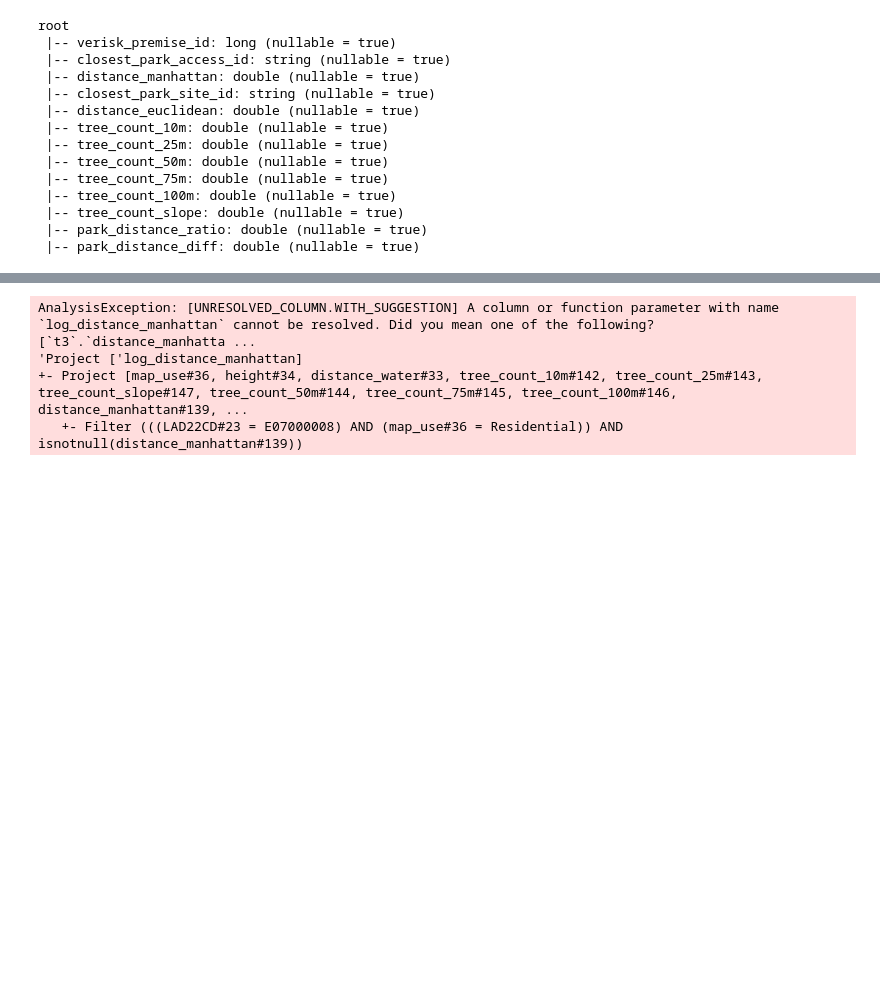
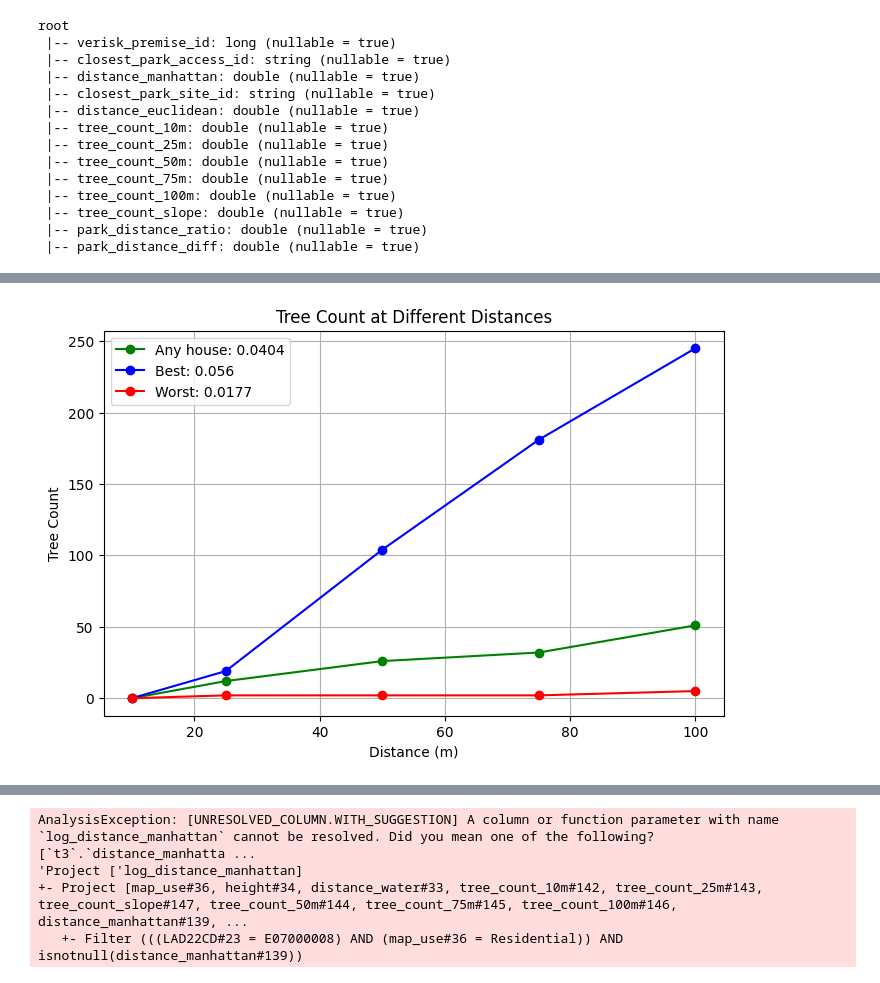
Before and after one commit to sdgresearch/3-30-300-analysis, a Jupyter notebook: notebooks/gini_modelling.ipynb, the cells around one changed output, grey strips where cells are left out. Cells and saved outputs as stored; diff of their text form; code cells hidden in the pictures; blank space fills up the shorter version.

```diff
--- a/notebooks/gini_modelling.ipynb
+++ b/notebooks/gini_modelling.ipynb
@@ -128,0 +302,32 @@ geo_buildings_sdf.coalesce(1) \
+# %%
+# List of IDs to plot
+ids = [my_id, int(max_id), int(min_id)]
+max_id_slope = geo_buildings_filt_gdf.loc[geo_buildings_filt_gdf['tree_count_slope'].idxmax(), 'tree_count_slope']
+min_id_slope = geo_buildings_filt_gdf.loc[geo_buildings_filt_gdf['tree_count_slope'].idxmin(), 'tree_count_slope']
+my_id_slope = geo_buildings_filt_gdf.loc[geo_buildings_filt_gdf['verisk_premise_id'] == my_id, 'tree_count_slope'].values[0]
+labels = [f"Any house: {my_id_slope}",
+          f"Best: {max_id_slope}",
+          f"Worst: {min_id_slope}"]
+colors = ['green', 'blue', 'red']
+
+# Columns to plot
+tree_count_cols = ['tree_count_10m', 'tree_count_25m', 'tree_count_50m', 'tree_count_75m', 'tree_count_100m']
+distances = [10, 25, 50, 75, 100]
+
+plt.figure(figsize=(8, 5))
+
+for id_val, label, color in zip(ids, labels, colors):
+    row = geo_buildings_gdf[geo_buildings_gdf['verisk_premise_id'] == id_val]
+    if not row.empty:
+        values = [row[col].values[0] for col in tree_count_cols]
+        plt.plot(distances, values, marker='o', label=label, color=color)
+
+plt.xlabel('Distance (m)')
+plt.ylabel('Tree Count')
+plt.title('Tree Count at Different Distances')
+plt.legend()
+plt.grid(True)
+plt.savefig("../images/tree_slope.png", transparent=True)
+plt.show()
+# %% [output]
+[figure, added]
```
Also changed, not shown: parts of 35 cells of this notebook, 2 other files.
